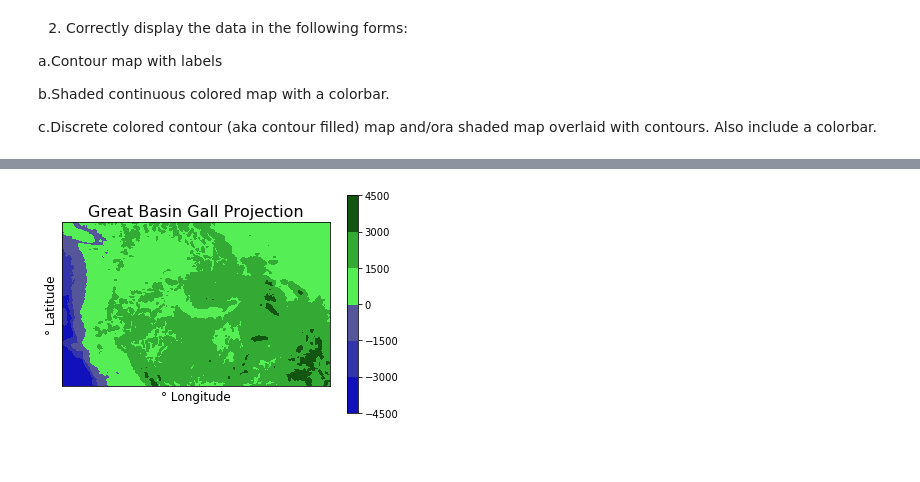
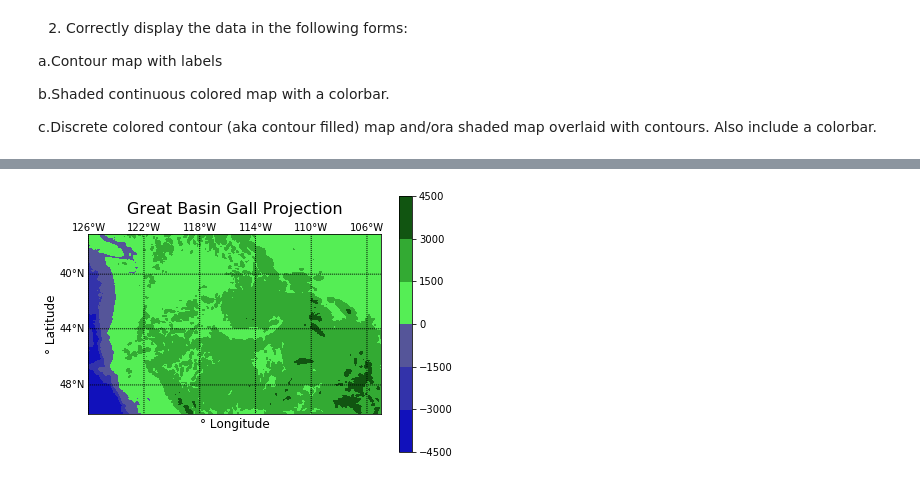
Before and after one commit to Dolphindalt/DataVis, a Jupyter notebook: HW3.ipynb, the cells around one changed output, grey strips where cells are left out. Cells and saved outputs as stored; diff of their text form; code cells hidden in the pictures; blank space fills up the shorter version.

```diff
--- a/HW3.ipynb
+++ b/HW3.ipynb
@@ -155,34 +162,47 @@ plt.show()
 from mpl_toolkits.basemap import Basemap
 import numpy as np
 import matplotlib.pyplot as plt
+
 # llcrnrlat,llcrnrlon,urcrnrlat,urcrnrlon
 # are the lat/lon values of the lower left and upper right corners
 # of the map.
 # lat_ts is the latitude of true scale.
 # resolution = 'c' means use crude resolution coastlines.
 m = Basemap(projection='gall',llcrnrlat=37,urcrnrlat=50,\
             llcrnrlon=-126,urcrnrlon=-105,lat_ts=20)
+
 #m.drawcoastlines()
 #m.fillcontinents(color='coral',lake_color='aqua')
 # draw parallels and meridians.
 #m.drawmapboundary(fill_color='aqua')
 #m.contour(x, y, matrix)
 
 x = np.linspace(0, m.urcrnrx, matrix.shape[1])
 y = np.linspace(0, m.urcrnry, matrix.shape[0])
 
 xx, yy = np.meshgrid(x, y)
 
 ctrs = m.contourf(xx, yy, matrix, colors=["#1111bb", "#3333aa", "#555599", "#55ee55", "#33aa33","#115511"])
 #ctrs = m.pcolormesh(xx, yy, matrix, cmap=plt.get_cmap('terrain'))
 
 plt.gca().invert_yaxis()
 
 plt.colorbar(ctrs)
 
-plt.ylabel("° Latitude", fontsize=12)
+parallels = np.arange(0.,81,4.)
+m.drawparallels(parallels,labels=[True,False,False,True])
+meridians = np.arange(10.,351.,4.)
+result = m.drawmeridians(meridians,labels=[False,True,True,False])
+for key, (lines,texts) in result.items():
+    for text in texts:
+        x,y = text.get_position()
+        text.set_position((x,-12000))
+
+plt.ylabel("° Latitude", fontsize=12, labelpad=30)
 plt.xlabel("° Longitude", fontsize=12)
-plt.title("Great Basin Gall Projection", fontsize=16)
+plt.title("Great Basin Gall Projection", fontsize=16, y=1.08)
+plt.tight_layout()
+plt.savefig('greatbasingall.png', dpi=500)
 plt.show()
 # %% [output]
-[figure, old version]
+[figure, new version]
```
Also changed, not shown: parts of 4 cells of this notebook, 11 other files.
